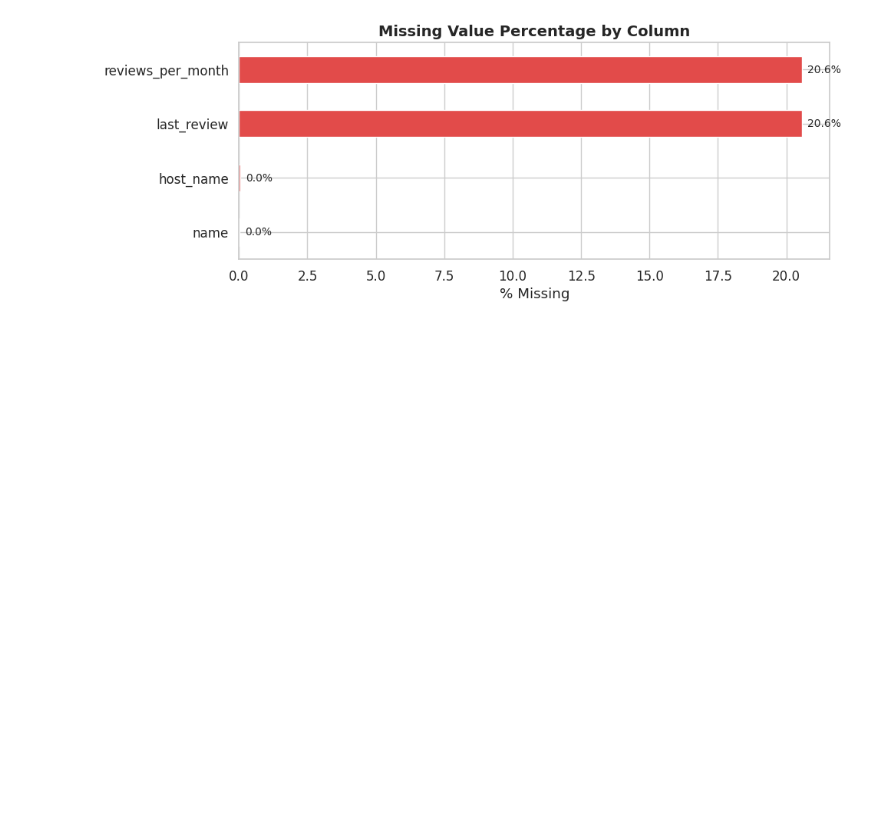
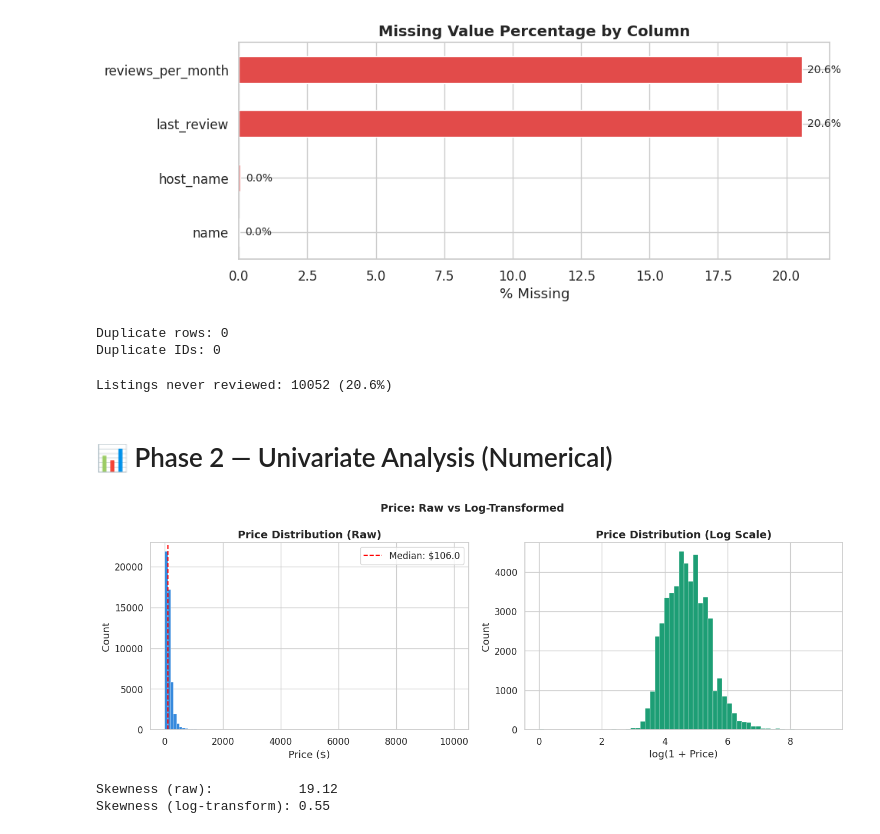
Before and after one commit to aya-alharazin/Airbnb-NYC-2019-Exploratory-Data-Analysis, a Jupyter notebook: airbnb-nyc-2019-exploratory-data-analysis.ipynb, the cells around one changed output. Saved outputs shown, nothing was run; the diff lists cells and outputs as text; code cells hidden in the pictures; blank space fills up the shorter version.

Commit message:
Kaggle Notebook | Airbnb NYC 2019: Exploratory Data Analysis | Version 10

```diff
--- a/airbnb-nyc-2019-exploratory-data-analysis.ipynb
+++ b/airbnb-nyc-2019-exploratory-data-analysis.ipynb
@@ -101,3 +101,52 @@ plt.tight_layout()
 plt.show()
 # %% [output]
 [figure]
+# %%
+# ── 1.5 Duplicates ───────────────────────────────────────
+print(f"Duplicate rows: {df.duplicated().sum()}")
+print(f"Duplicate IDs: {df['id'].duplicated().sum()}")
+# %% [output]
+Duplicate rows: 0
+Duplicate IDs: 0
+# %%
+# ── 1.6 Fix Data Types ───────────────────────────────────
+df['last_review'] = pd.to_datetime(df['last_review'])
+
+# Insight: last_review and reviews_per_month share the same 10052 missing rows
+# → listings that have never been reviewed
+df['never_reviewed'] = df['last_review'].isna()
+print(f"Listings never reviewed: {df['never_reviewed'].sum()} "
+      f"({df['never_reviewed'].mean()*100:.1f}%)")
+# %% [output]
+Listings never reviewed: 10052 (20.6%)
+# %% [markdown]
+# 📊 Phase 2 — Univariate Analysis (Numerical)
+# %%
+# ── 2.1 Price Distribution ───────────────────────────────
+fig, axes = plt.subplots(1, 2, figsize=(14, 5))
+
+# Raw (skewed)
+axes[0].hist(df['price'], bins=100, color='#378ADD', edgecolor='white', linewidth=0.3)
+axes[0].set_title('Price Distribution (Raw)')
+axes[0].set_xlabel('Price ($)')
+axes[0].set_ylabel('Count')
+axes[0].axvline(df['price'].median(), color='red',
+                linestyle='--', label=f"Median: ${df['price'].median()}")
+axes[0].legend()
+
+# Log-transformed
+axes[1].hist(np.log1p(df['price']), bins=60, color='#1D9E75', edgecolor='white', linewidth=0.3)
+axes[1].set_title('Price Distribution (Log Scale)')
+axes[1].set_xlabel('log(1 + Price)')
+axes[1].set_ylabel('Count')
+
+plt.suptitle('Price: Raw vs Log-Transformed', fontsize=14, fontweight='bold')
+plt.tight_layout()
+plt.show()
+
+print(f"Skewness (raw):           {df['price'].skew():.2f}")
+print(f"Skewness (log-transform): {np.log1p(df['price']).skew():.2f}")
+# %% [output]
+[figure, added]
+Skewness (raw):           19.12
+Skewness (log-transform): 0.55
```
Also changed, not shown: parts of 28 cells of this notebook.
